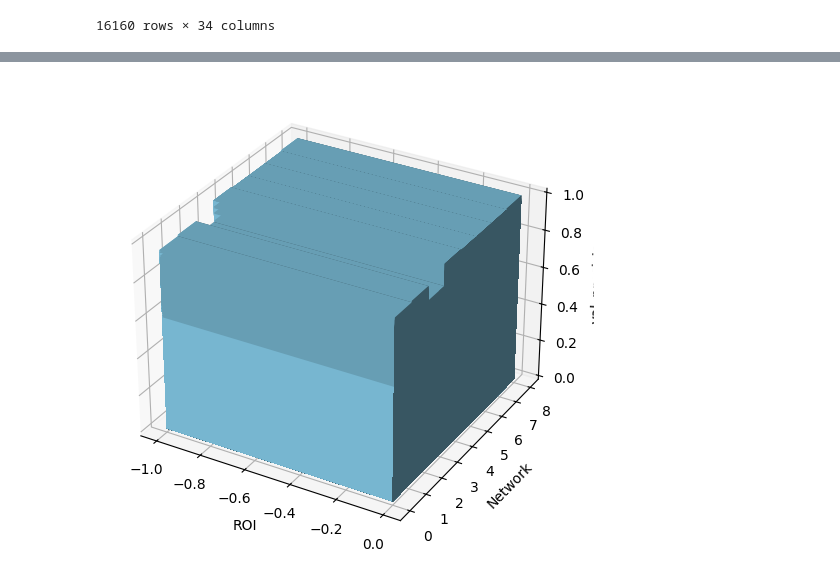
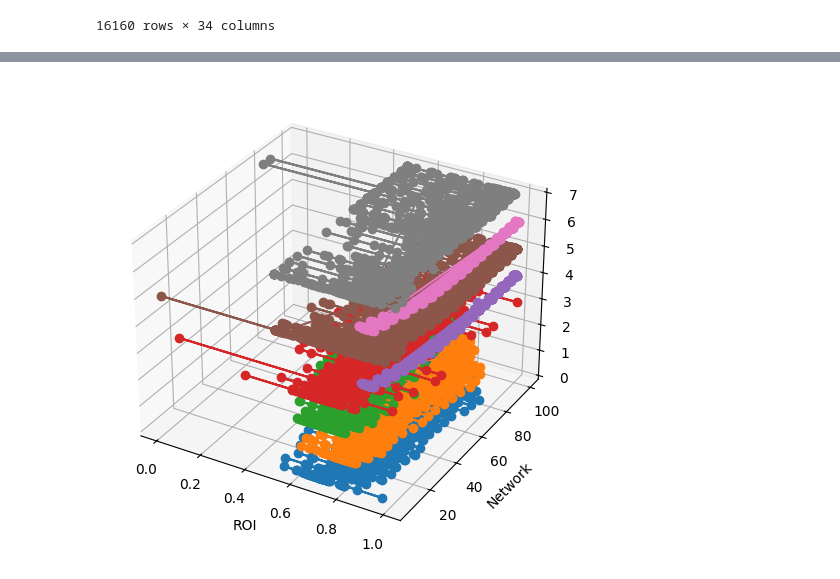
Before and after one commit to williancarddd/malaria-pibiti, a Jupyter notebook: 6_resultados/analitycs/by_train/box_plot.ipynb, the cells around one changed output, grey strips where cells are left out. Drawn from its saved outputs; the diff is of its cells as text; code cells hidden in the pictures.

```diff
--- a/6_resultados/analitycs/by_train/box_plot.ipynb
+++ b/6_resultados/analitycs/by_train/box_plot.ipynb
@@ -118,32 +144,32 @@ Passing `palette` without assigning `hue` is deprecated and will be removed in v
 # make plot 3d network X attribute x Roi
 
 def plot3dArea(main_pd, attribute):
     NEURAL_NETWORKS = ['KNN', 'NBayes', 'GradientBoosting', "RandomForest", 'DenseNet201', 'MobileNetV2', 'InceptionV3', "ResNet50"]
     fig = plt.figure(figsize=(10, 6))
     ax = fig.add_subplot(111, projection='3d')
 
     for i, network in enumerate(NEURAL_NETWORKS):
         network_pd = main_pd[main_pd['network'] == network]
         x = network_pd['dataset']
         y = network_pd['network']
         z = network_pd[attribute]
 
         # convert to numeric
 
         # x 0 to 100%
         y = pd.Categorical(y, categories=NEURAL_NETWORKS, ordered=True).codes
 
 
 
-        ax.bar3d(x, y, np.zeros_like(z), 1, 1, z, shade=True, color='skyblue')
+        ax.plot3D(z, x, y, 'o-')
 
     ax.set_xlabel('ROI')
     ax.set_ylabel('Network')
     ax.set_zlabel(attribute)
 
     plt.show()
 
 
 plot3dArea(main_pd, 'val_precision')
 # %% [output]
-[figure, old version]
+[figure, new version]
```
Also changed, not shown: parts of 4 cells of this notebook, 30 other files.
